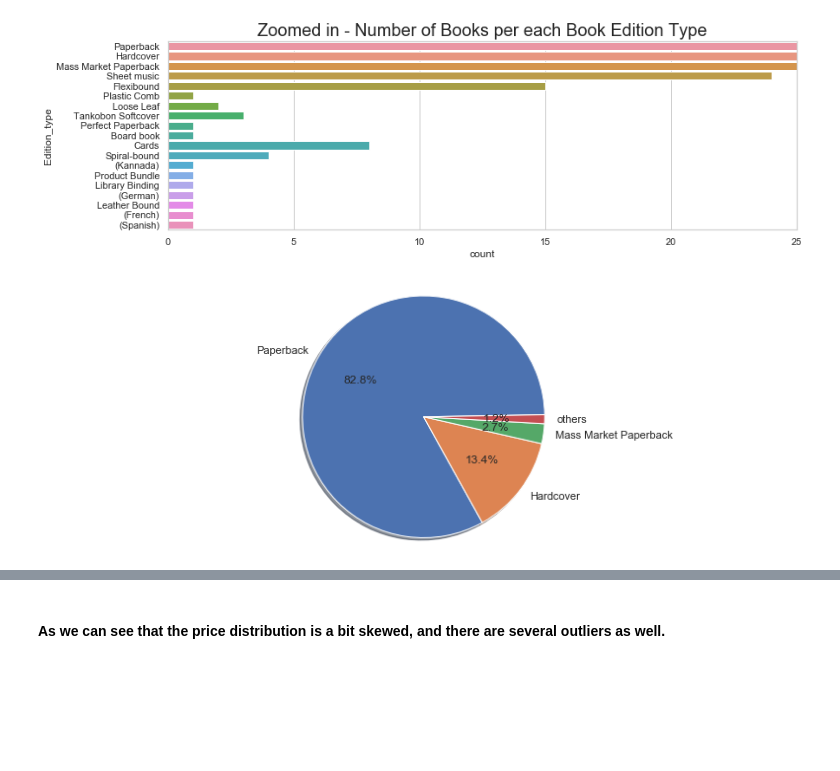
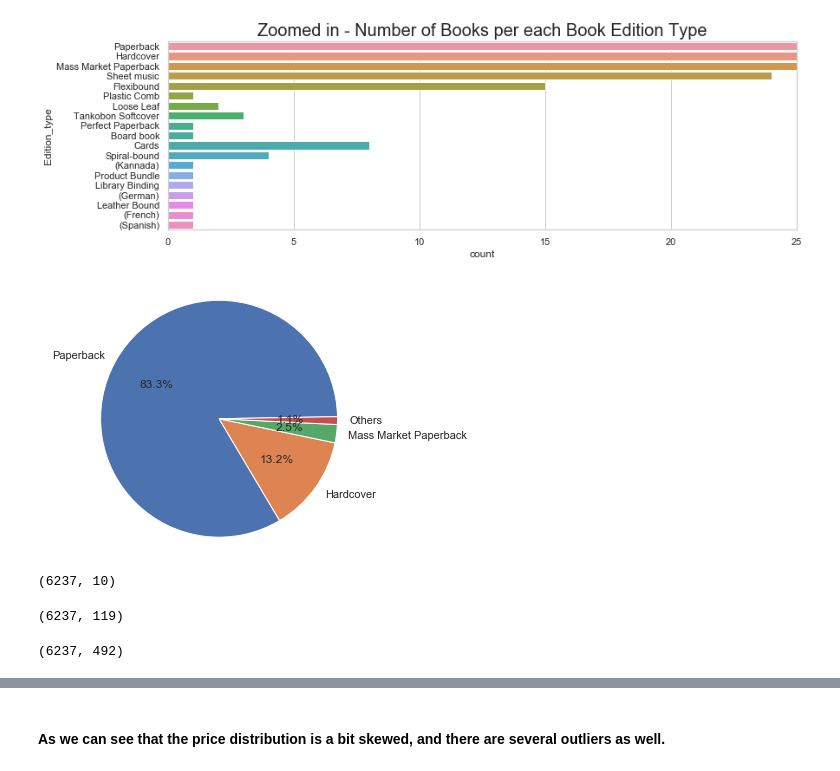
Before and after one commit to prerit2010/predictBookPrices, a Jupyter notebook: model.ipynb, the cells around one changed output, grey strips where cells are left out. Drawn from its saved outputs; the diff is of its cells as text; code cells hidden in the pictures; blank space fills up the shorter version.

```diff
--- a/model.ipynb
+++ b/model.ipynb
@@ -122,21 +122,27 @@ ax.set_xlim([0,25])
 # %%
 x = dict(data['Edition_type'].value_counts())
 total = 0
 for i, j in x.items():
     if j <= 24:
         total+=j
 keys = [i for i, j in x.items() if j > 24]
-keys.append("others")
+keys.append("Others")
 values = [j for i, j in x.items() if j > 24]
 values.append(total)
 labels = keys
 sizes = values
-explode = [0]*len(values)
-fig1, ax1 = plt.subplots(figsize=(11,4))
-ax1.pie(sizes, explode=explode, labels=labels, autopct='%1.1f%%',
-        shadow=True, startangle=1)
+# cs=cm.Set1(np.arange(len(values))/len(values))
+# explode = [0]*len(values)
+# plt.title("dsd")
+fig1, ax1 = plt.subplots()
+ax1.pie(sizes, labels=labels, autopct='%1.1f%%',
+        shadow=False, startangle=1)
 ax1.axis('equal')  # Equal aspect ratio ensures that pie is drawn as a circle.
 plt.tight_layout()
 plt.show()
 # %% [output]
-[figure, old version]
+[figure, new version]
+# %%
+data.shape
+# %% [output]
+(6237, 10)
@@ -143,3 +156,24 @@ plt.show()
+# %%
+counts = pd.value_counts(data['Genre'])
+mask = data['Genre'].isin(counts[counts > 7].index)
+data['Genre'][~mask] = "Other_genres"
+dummies2 = pd.get_dummies(data['Genre'][mask])
+data = pd.concat([data, dummies2], axis=1)
+data = data.drop(columns=['Genre'])
+data.shape
+# %% [output]
+(6237, 119)
+# %%
+counts = pd.value_counts(data['Author'])
+mask = data['Author'].isin(counts[counts > 2].index)
+data['Author'][~mask] = "Other_authors"
+dummies2 = pd.get_dummies(data['Author'][mask])
+data = pd.concat([data, dummies2], axis=1)
+data = data.drop(columns=['Author'])
+data.shape
+# dummies2.shape
+# %% [output]
+(6237, 492)
 # %%
 plt.figure(figsize=(13, 4))
 sns.distplot(data['Price']).set_title("Price distribution", fontsize=20)
```
Also changed, not shown: parts of 2 cells of this notebook.
